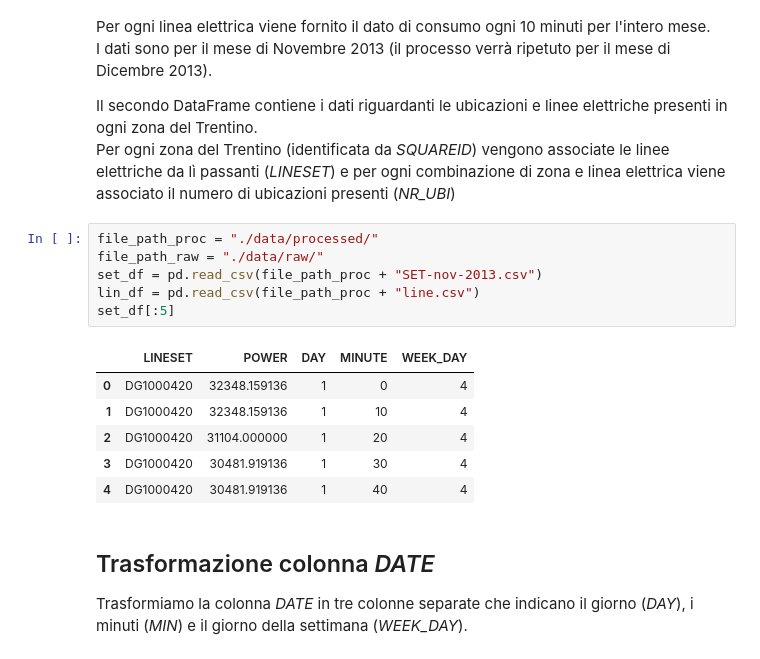
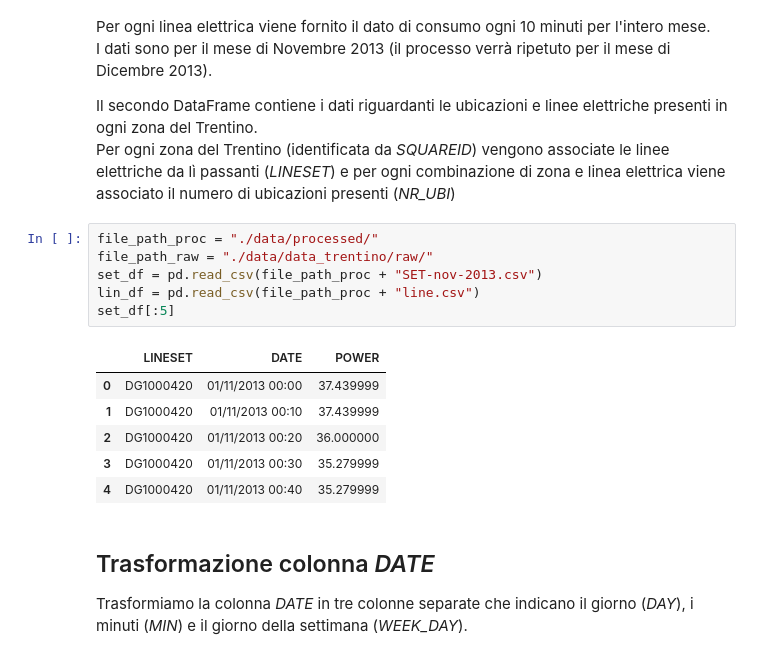
Before and after one commit to MarcoFava/Lavandini, a Jupyter notebook: EDA.ipynb, the cells around one changed output. Saved outputs shown, nothing was run; the diff lists cells and outputs as text.

```diff
--- a/EDA.ipynb
+++ b/EDA.ipynb
@@ -24,17 +24,17 @@ Il secondo DataFrame contiene i dati riguardanti le ubicazioni e linee elettrich
 Per ogni zona del Trentino (identificata da *SQUAREID*) vengono associate le linee elettriche da lì passanti (*LINESET*) e per ogni combinazione di zona e linea elettrica viene associato il numero di ubicazioni presenti (*NR_UBI*)
 # %%
 file_path_proc = "./data/processed/"
-file_path_raw = "./data/raw/"
+file_path_raw = "./data/data_trentino/raw/"
 set_df = pd.read_csv(file_path_proc + "SET-nov-2013.csv")
 lin_df = pd.read_csv(file_path_proc + "line.csv")
 set_df[:5]
 # %% [output]
-|  | LINESET | POWER | DAY | MINUTE | WEEK_DAY |
-| 0 | DG1000420 | 32348.159136 | 1 | 0 | 4 |
-| 1 | DG1000420 | 32348.159136 | 1 | 10 | 4 |
-| 2 | DG1000420 | 31104.000000 | 1 | 20 | 4 |
-| 3 | DG1000420 | 30481.919136 | 1 | 30 | 4 |
-| 4 | DG1000420 | 30481.919136 | 1 | 40 | 4 |
+|  | LINESET | DATE | POWER |
+| 0 | DG1000420 | 01/11/2013 00:00 | 37.439999 |
+| 1 | DG1000420 | 01/11/2013 00:10 | 37.439999 |
+| 2 | DG1000420 | 01/11/2013 00:20 | 36.000000 |
+| 3 | DG1000420 | 01/11/2013 00:30 | 35.279999 |
+| 4 | DG1000420 | 01/11/2013 00:40 | 35.279999 |
 # %% [markdown]
 ## Trasformazione colonna *DATE*
 Trasformiamo la colonna *DATE* in tre colonne separate che indicano il giorno (*DAY*), i minuti (*MIN*) e il giorno della settimana (*WEEK_DAY*).
```
Also changed, not shown: parts of 8 cells of this notebook.
